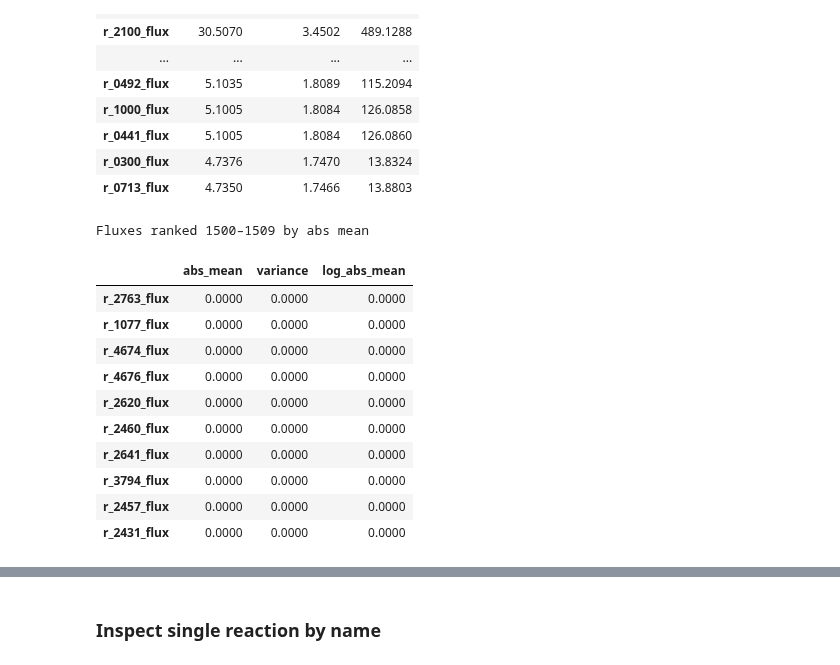
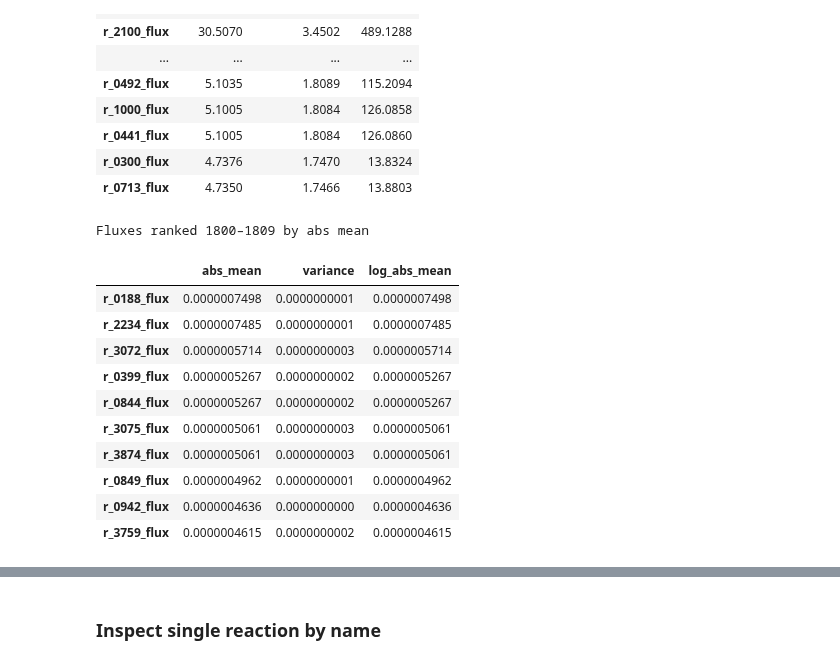
Before and after one commit to ruokokoski/metabolic-NN, a Jupyter notebook: explore_samples.ipynb, the cells around one changed output, grey strips where cells are left out. Saved outputs shown, nothing was run; the diff lists cells and outputs as text; code cells hidden in the pictures.

```diff
--- a/explore_samples.ipynb
+++ b/explore_samples.ipynb
@@ -72,25 +72,25 @@ Top 50 fluxes sorted by abs mean
 | r_0713_flux | 4.7350 | 1.7466 | 13.8803 |
 # %%
 # Inspect a specific range of fluxes by rank
-start = 1500
+start = 1800
 end   = start + 10
 
 range_df = stats.sort_values('abs_mean', ascending=False).iloc[start:end]
 print(f'Fluxes ranked {start}–{end-1} by abs mean')
-range_df.style.format("{:.4f}")
+range_df.style.format("{:.10f}")
 # %% [output]
-Fluxes ranked 1500–1509 by abs mean
+Fluxes ranked 1800–1809 by abs mean
 |  | abs_mean | variance | log_abs_mean |
-| r_2763_flux | 0.0000 | 0.0000 | 0.0000 |
-| r_1077_flux | 0.0000 | 0.0000 | 0.0000 |
-| r_4674_flux | 0.0000 | 0.0000 | 0.0000 |
-| r_4676_flux | 0.0000 | 0.0000 | 0.0000 |
-| r_2620_flux | 0.0000 | 0.0000 | 0.0000 |
-| r_2460_flux | 0.0000 | 0.0000 | 0.0000 |
-| r_2641_flux | 0.0000 | 0.0000 | 0.0000 |
-| r_3794_flux | 0.0000 | 0.0000 | 0.0000 |
-| r_2457_flux | 0.0000 | 0.0000 | 0.0000 |
-| r_2431_flux | 0.0000 | 0.0000 | 0.0000 |
+| r_0188_flux | 0.0000007498 | 0.0000000001 | 0.0000007498 |
+| r_2234_flux | 0.0000007485 | 0.0000000001 | 0.0000007485 |
+| r_3072_flux | 0.0000005714 | 0.0000000003 | 0.0000005714 |
+| r_0399_flux | 0.0000005267 | 0.0000000002 | 0.0000005267 |
+| r_0844_flux | 0.0000005267 | 0.0000000002 | 0.0000005267 |
+| r_3075_flux | 0.0000005061 | 0.0000000003 | 0.0000005061 |
+| r_3874_flux | 0.0000005061 | 0.0000000003 | 0.0000005061 |
+| r_0849_flux | 0.0000004962 | 0.0000000001 | 0.0000004962 |
+| r_0942_flux | 0.0000004636 | 0.0000000000 | 0.0000004636 |
+| r_3759_flux | 0.0000004615 | 0.0000000002 | 0.0000004615 |
 # %%
 BOTTOM = 10
 print(f'Bottom {BOTTOM} fluxes sorted by abs mean')
```
Also changed, not shown: parts of 1 cell of this notebook, 1 other file.
